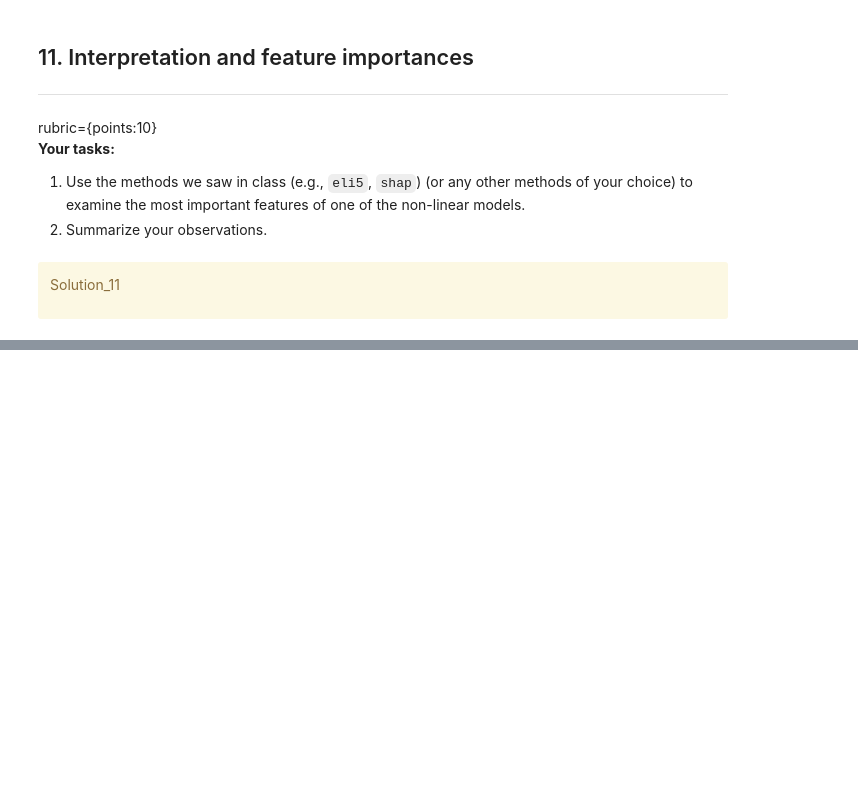
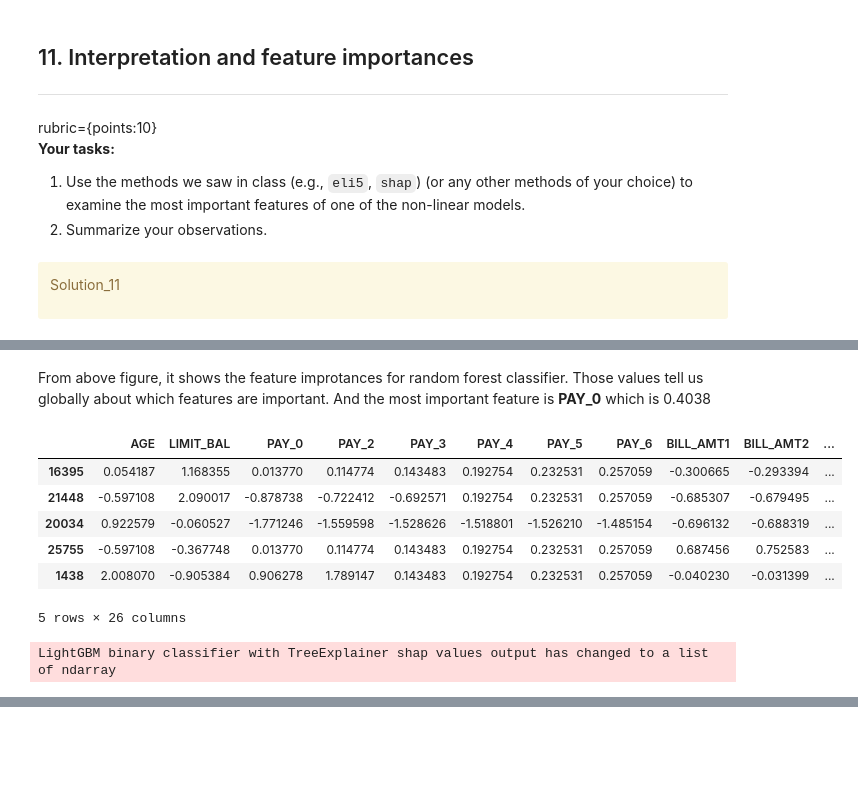
Before and after one commit to Nick-zhen/ML-Project, a Jupyter notebook: hw5/hw5.ipynb, the cells around one changed output, grey strips where cells are left out. Drawn from its saved outputs; the diff is of its cells as text; code cells hidden in the pictures; blank space fills up the shorter version.

```diff
--- a/hw5/hw5.ipynb
+++ b/hw5/hw5.ipynb
@@ -782,28 +792,0 @@ NameError: name 'dummy_grid_search' is not defined
-# %%
-# model 2 logistic regression: code based on lesture 7, lecture 8
-lr_param_grid = {"C": 10.0 ** np.arange(-4, 6, 1)} #setting up grid for gridsearch
-results_dict = {"C": [], "mean_train_score": [], "mean_cv_score": []} #our result are here
-
-lr_model = LogisticRegression(max_iter=1000) #our model
-
-lr_grid_search = GridSearchCV(lr_model, lr_param_grid)
-lr_grid_search.fit(X_transformed, y_train)
-
-for C in lr_param_grid["C"]:
-    lr_model.set_params(C=C)
-    scores = cross_validate(lr_model, X_transformed, y_train, return_train_score=True) # perform cross-validation
-    mean_train_score = scores["train_score"].mean()
-    mean_cv_score = scores["test_score"].mean()
-
-    results_dict["C"].append(C)
-    results_dict["mean_train_score"].append(mean_train_score)
-    results_dict["mean_cv_score"].append(mean_cv_score)
-
-results_df = pd.DataFrame(results_dict)
-best_score_index = results_df['mean_cv_score'].argmax()
-print(best_score_index)
-best_score = results_df.loc[best_score_index, 'mean_cv_score']
-print(best_score)
-best_parameters = results_df.loc[best_score_index, 'C']
-print(best_parameters)
-results_df
@@ -881,0 +868,2 @@ _Type your answer here, replacing this text._
+# %% [markdown]
+From above figure, it shows the feature improtances for random forest classifier. Those values tell us globally about which features are important. And the most important feature is **PAY_0** which is 0.4038
@@ -881,0 +875,20 @@ _Type your answer here, replacing this text._
+# %%
+X_train_enc = pd.DataFrame(
+    data=X_transformed,
+    columns=column_names,
+    index=X_train.index,
+)
+X_train_enc.head()
+# %% [output]
+|  | AGE | LIMIT_BAL | PAY_0 | PAY_2 | PAY_3 | PAY_4 | PAY_5 | PAY_6 | BILL_AMT1 | BILL_AMT2 | ... |
+| 16395 | 0.054187 | 1.168355 | 0.013770 | 0.114774 | 0.143483 | 0.192754 | 0.232531 | 0.257059 | -0.300665 | -0.293394 | ... |
+| 21448 | -0.597108 | 2.090017 | -0.878738 | -0.722412 | -0.692571 | 0.192754 | 0.232531 | 0.257059 | -0.685307 | -0.679495 | ... |
+| 20034 | 0.922579 | -0.060527 | -1.771246 | -1.559598 | -1.528626 | -1.518801 | -1.526210 | -1.485154 | -0.696132 | -0.688319 | ... |
+| 25755 | -0.597108 | -0.367748 | 0.013770 | 0.114774 | 0.143483 | 0.192754 | 0.232531 | 0.257059 | 0.687456 | 0.752583 | ... |
+| 1438 | 2.008070 | -0.905384 | 0.906278 | 1.789147 | 0.143483 | 0.192754 | 0.232531 | 0.257059 | -0.040230 | -0.031399 | ... |
+5 rows × 26 columns
+# %%
+lgbm_explainer = shap.TreeExplainer(pipe_lgbm.named_steps["lgbmclassifier"])
+train_lgbm_shap_values = lgbm_explainer.shap_values(X_train_enc)
+# %% [output]
+LightGBM binary classifier with TreeExplainer shap values output has changed to a list of ndarray
```
Also changed, not shown: parts of 49 cells of this notebook.
